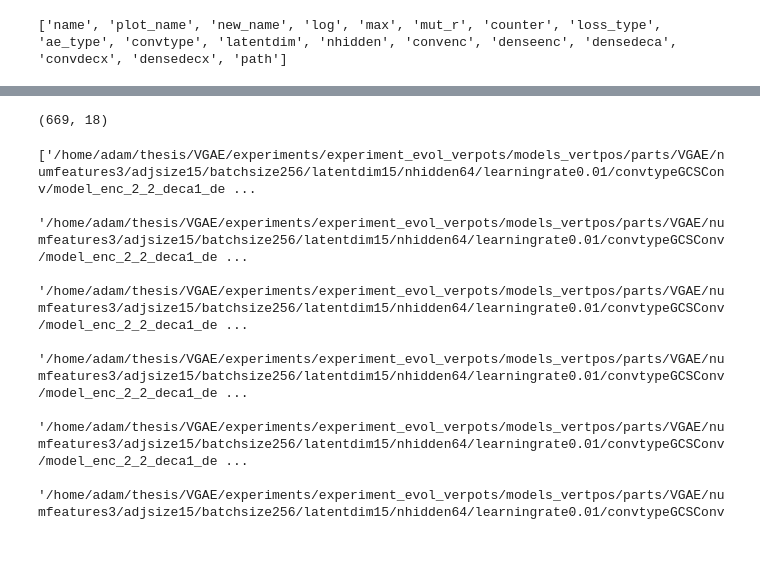
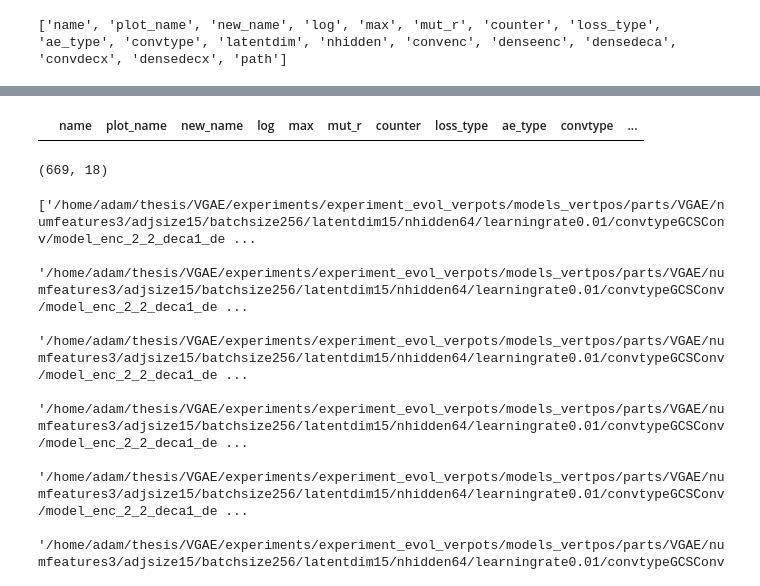
Before and after one commit to AdamKlejda/VGAE, a Jupyter notebook: framspy/generate_evol_plots.ipynb, the cells around one changed output, grey strips where cells are left out. Cells and saved outputs as stored; diff of their text form; code cells hidden in the pictures; blank space fills up the shorter version.

```diff
--- a/framspy/generate_evol_plots.ipynb
+++ b/framspy/generate_evol_plots.ipynb
@@ -198,3 +169,7 @@ models = models.append(base, ignore_index=True)
+# %%
+models
+# %% [output]
+|  | name | plot_name | new_name | log | max | mut_r | counter | loss_type | ae_type | convtype | ... |
 # %%
 models = models.append(baseline, ignore_index=True)
 models.shape
```
Also changed, not shown: parts of 2 cells of this notebook, 14 other files.
